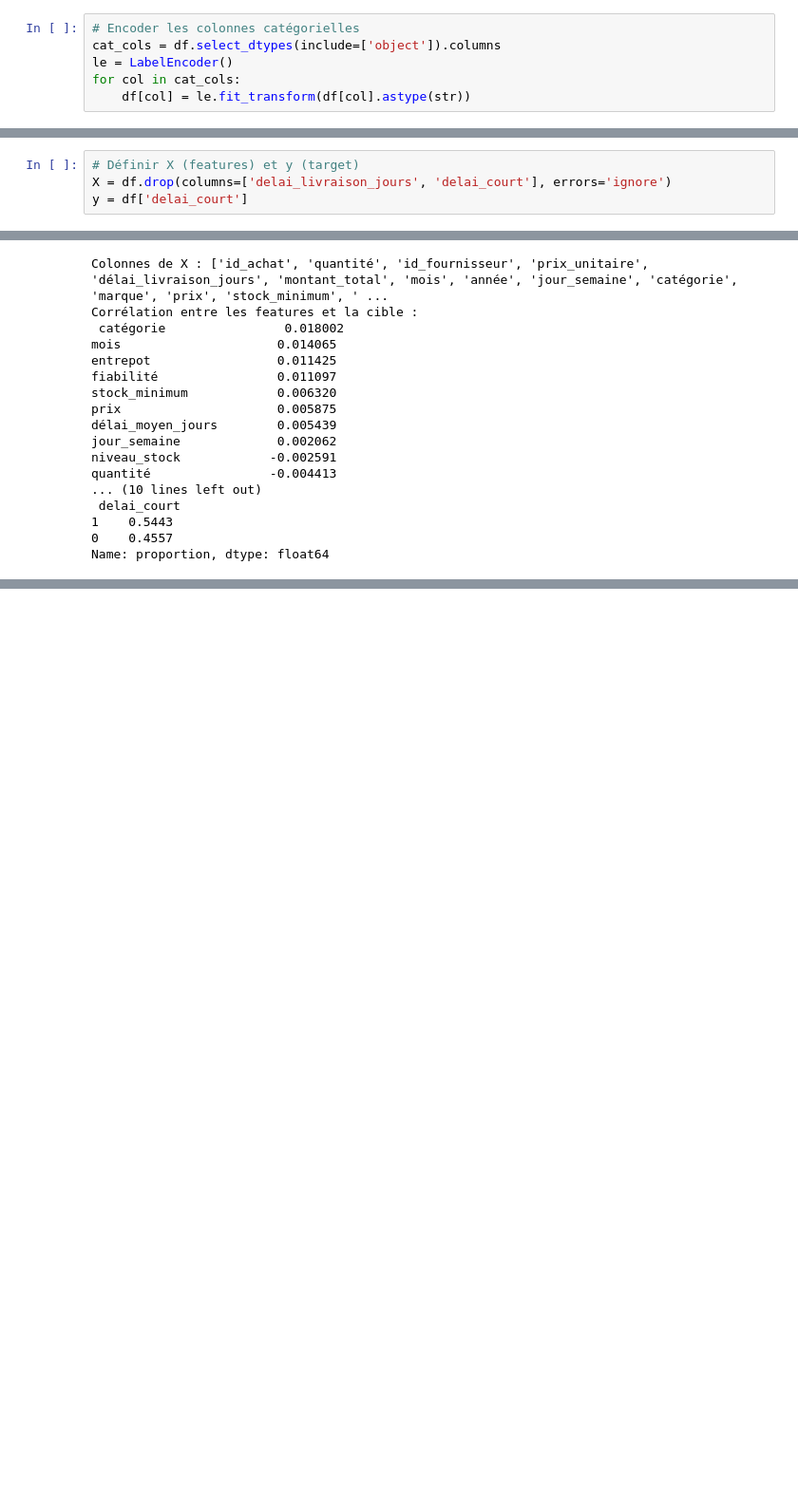
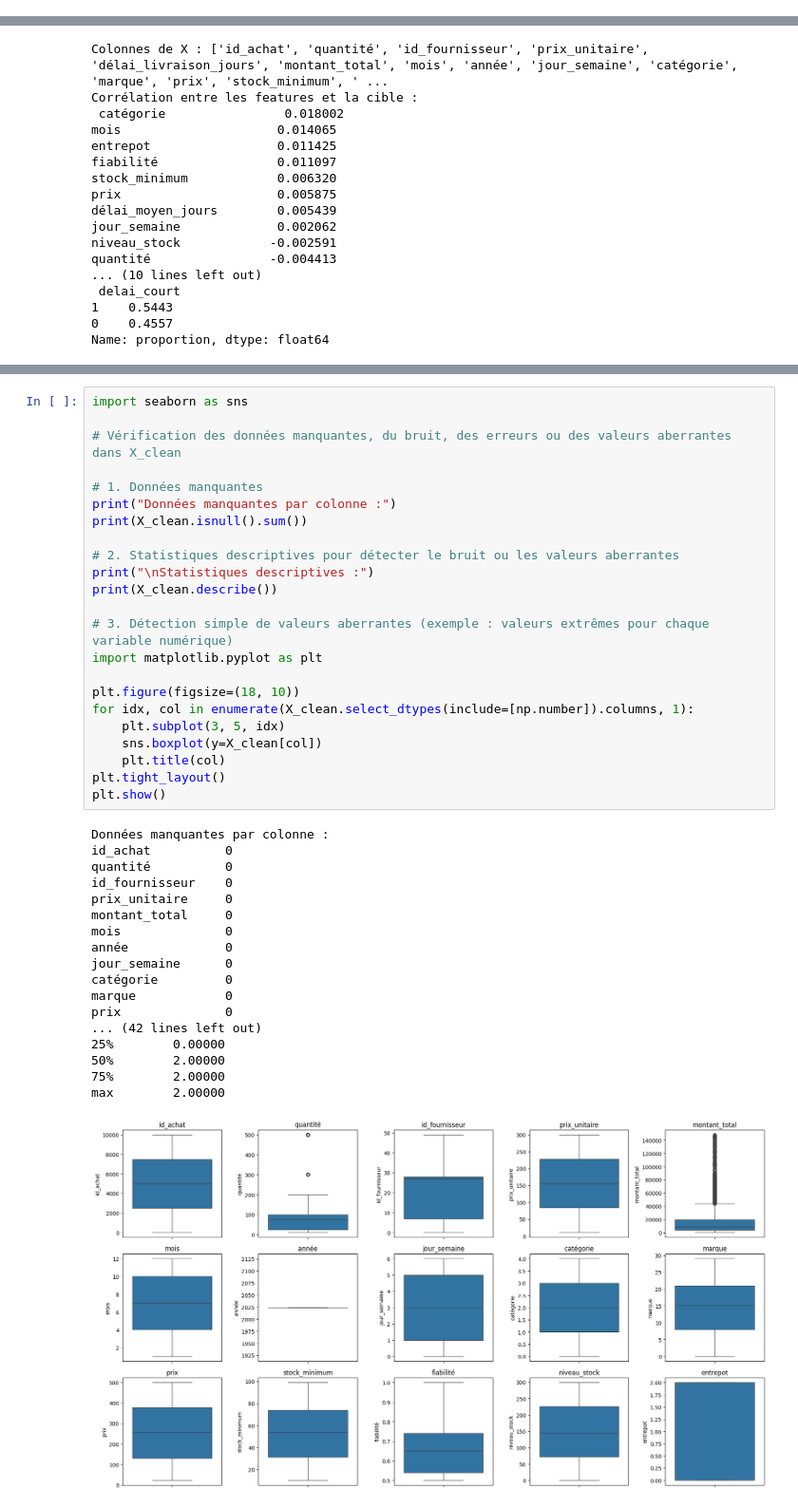
Before and after one commit to Fanaingamampiandra/Projet_Supply_chain, a Jupyter notebook: stephanie/achat_prod_fourn_stock.ipynb, the cells around one changed output, grey strips where cells are left out. Shown at 95% size. Cells and saved outputs as stored; diff of their text form; blank space fills up the shorter version.

```diff
--- a/stephanie/achat_prod_fourn_stock.ipynb
+++ b/stephanie/achat_prod_fourn_stock.ipynb
@@ -399,6 +404,0 @@ df = df.drop(columns=colonnes_a_supprimer, errors='ignore')
-# %%
-# Encoder les colonnes catégorielles
-cat_cols = df.select_dtypes(include=['object']).columns
-le = LabelEncoder()
-for col in cat_cols:
-    df[col] = le.fit_transform(df[col].astype(str))
@@ -412,4 +404,0 @@ df['delai_court'] = (df['délai_livraison_jours'] <= median_delay).astype(int)
-# %%
-# Définir X (features) et y (target)
-X = df.drop(columns=['delai_livraison_jours', 'delai_court'], errors='ignore')
-y = df['delai_court']
@@ -847,0 +542,42 @@ XGBoost - ROC AUC : 0.47916897438737704
+# %%
+import seaborn as sns
+
+# Vérification des données manquantes, du bruit, des erreurs ou des valeurs aberrantes dans X_clean
+
+# 1. Données manquantes
+print("Données manquantes par colonne :")
+print(X_clean.isnull().sum())
+
+# 2. Statistiques descriptives pour détecter le bruit ou les valeurs aberrantes
+print("\nStatistiques descriptives :")
+print(X_clean.describe())
+
+# 3. Détection simple de valeurs aberrantes (exemple : valeurs extrêmes pour chaque variable numérique)
+import matplotlib.pyplot as plt
+
+plt.figure(figsize=(18, 10))
+for idx, col in enumerate(X_clean.select_dtypes(include=[np.number]).columns, 1):
+    plt.subplot(3, 5, idx)
+    sns.boxplot(y=X_clean[col])
+    plt.title(col)
+plt.tight_layout()
+plt.show()
+# %% [output]
+Données manquantes par colonne :
+id_achat          0
+quantité          0
+id_fournisseur    0
+prix_unitaire     0
+montant_total     0
+mois              0
+année             0
+jour_semaine      0
+catégorie         0
+marque            0
+prix              0
+... (42 lines left out)
+25%        0.00000
+50%        2.00000
+75%        2.00000
+max        2.00000
+[figure, added]
```
Also changed, not shown: parts of 40 cells of this notebook.
